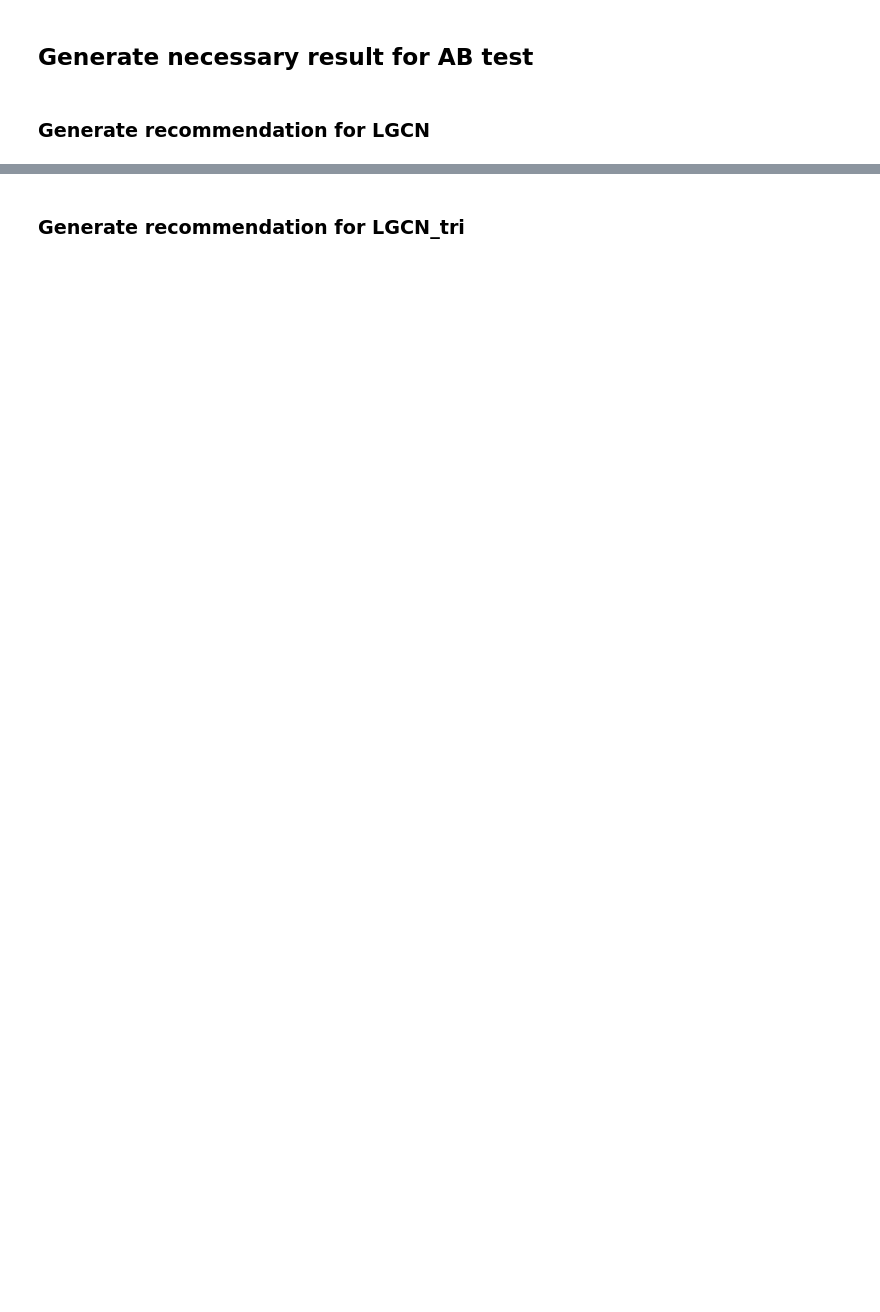
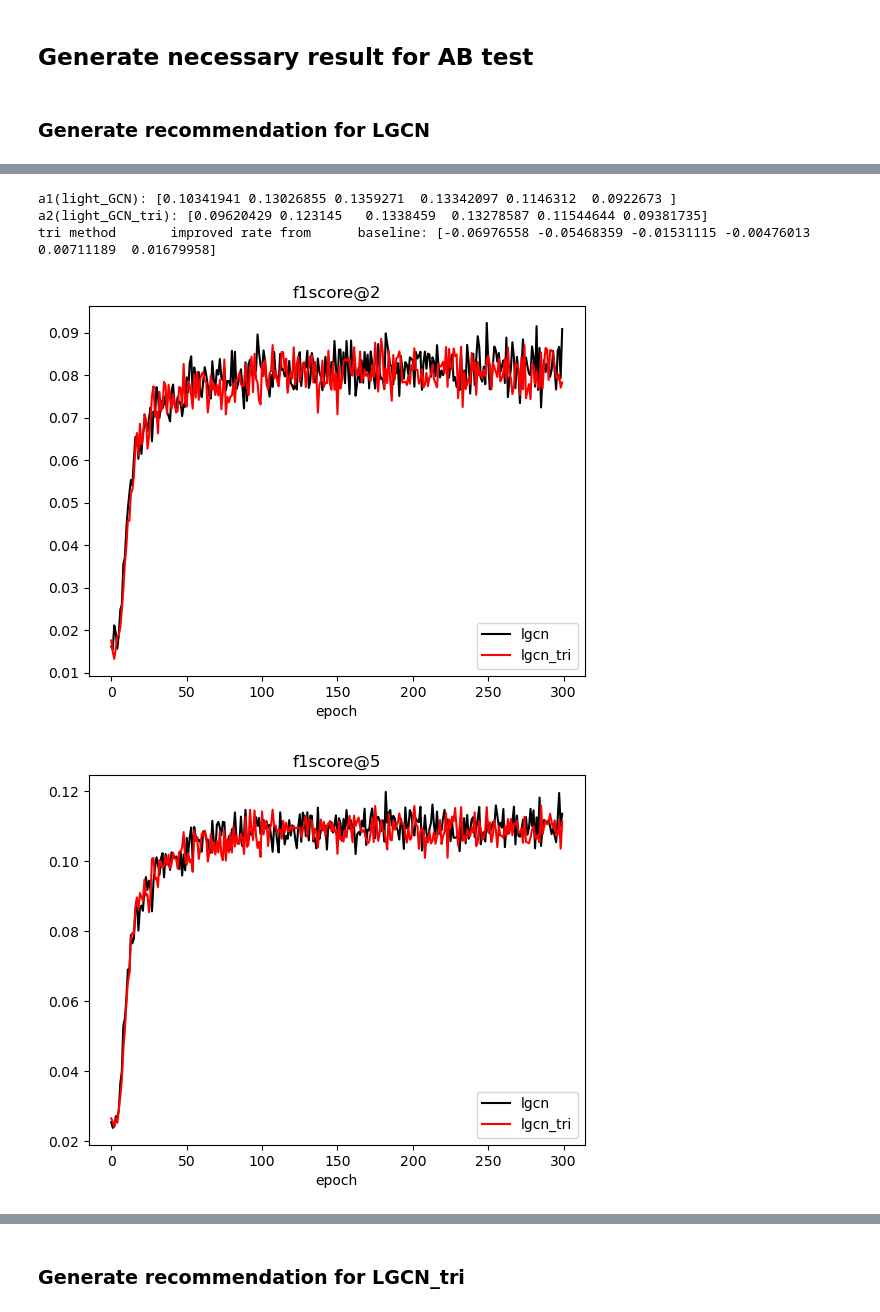
Before and after one commit to Hanc1999/LGCN, a Jupyter notebook: MBA_test_field.ipynb, the cells around one changed output, grey strips where cells are left out. Drawn from its saved outputs; the diff is of its cells as text; code cells hidden in the pictures; blank space fills up the shorter version.

```diff
--- a/MBA_test_field.ipynb
+++ b/MBA_test_field.ipynb
@@ -946,0 +1090,58 @@ Well saved.
+# %%
+# Light_GCN
+light_gcn_paths = [light_gcn_dir + "MBA_LightGCN_20240518_1.xlsx",
+              light_gcn_dir + "MBA_LightGCN_20240518_2.xlsx",
+              light_gcn_dir + "MBA_LightGCN_20240518_3.xlsx"]
+
+light_gcn_f1_dfs = [pd.read_excel(path, sheet_name='F1') for path in light_gcn_paths]
+light_gcn_ndcg_dfs = [pd.read_excel(path, sheet_name='NDCG') for path in light_gcn_paths]
+
+# Light_GCN_tri
+light_gcn_tri_paths = [light_gcn_tri_dir + "MBA_LightGCN_tri_20240526_1.xlsx",
+                  light_gcn_tri_dir + "MBA_LightGCN_tri_20240526_2.xlsx",
+                  light_gcn_tri_dir + "MBA_LightGCN_tri_20240526_3.xlsx"]
+
+light_gcn_tri_f1_dfs = [pd.read_excel(path, sheet_name='F1') for path in light_gcn_tri_paths]
+light_gcn_tri_ndcg_dfs = [pd.read_excel(path, sheet_name='NDCG') for path in light_gcn_tri_paths]
+# %%
+# 1. mean of max
+a1 = np.mean([df.max().tolist()[1:] for df in light_gcn_f1_dfs], axis=0)
+a2 = np.mean([df.max().tolist()[1:] for df in light_gcn_tri_f1_dfs], axis=0)
+# a3 = np.mean([df.max().tolist()[1:] for df in lgcn_tri_app_010_f1_dfs], axis=0)
+# a4 = np.mean([df.max().tolist()[1:] for df in lgcn_tri_app_f1_dfs], axis=0)
+# a5 = np.mean([df.max().tolist()[1:] for df in lgcn_tri_app_030_f1_dfs], axis=0)
+# a6 = np.mean([df.max().tolist()[1:] for df in lgcn_tri_f1_dfs], axis=0)
+
+print(f'a1(light_GCN): {a1}')
+print(f'a2(light_GCN_tri): {a2}')
+# print(f'a3(10%): {a3}')
+# print(f'a4(20%): {a4}')
+# print(f'a5(30%): {a5}')
+# print(f'a6(100%): {a6}')
+
+print(f'tri method \t improved rate from\t baseline: {a2/a1-1}')
+
+# 2. draw avg(f1) v.s. epoch number
+for k in [2,5,10,20,50,100]:
+    lgcn_f1_lines = [df[k].tolist() for df in light_gcn_f1_dfs]
+    lgcn_f1_mean = np.mean(lgcn_f1_lines, axis=0)
+    plt.plot(lgcn_f1_mean, label='lgcn', color='black')
+    # for line in lgcn_f1_lines:
+    #     plt.plot(line, label='lgcn', color='b')
+
+    lgcn_tri_f1_lines = [df[k].tolist() for df in light_gcn_tri_f1_dfs]
+    lgcn_tri_f1_mean = np.mean(lgcn_tri_f1_lines, axis=0)
+    plt.plot(lgcn_tri_f1_mean, label='lgcn_tri', color='red')
+    # for line in lgcn_tri_f1_lines:
+    #     plt.plot(line, label='lgcn_tri', color='r')
+
+    plt.legend()
+    plt.title(f'f1score@{k}')
+    plt.xlabel('epoch')
+    plt.show()
+# %% [output]
+a1(light_GCN): [0.10341941 0.13026855 0.1359271  0.13342097 0.1146312  0.0922673 ]
+a2(light_GCN_tri): [0.09620429 0.123145   0.1338459  0.13278587 0.11544644 0.09381735]
+tri method       improved rate from      baseline: [-0.06976558 -0.05468359 -0.01531115 -0.00476013  0.00711189  0.01679958]
+[figure, added]
+[figure, added]
```
Also changed, not shown: parts of 24 cells of this notebook, 5 other files.
